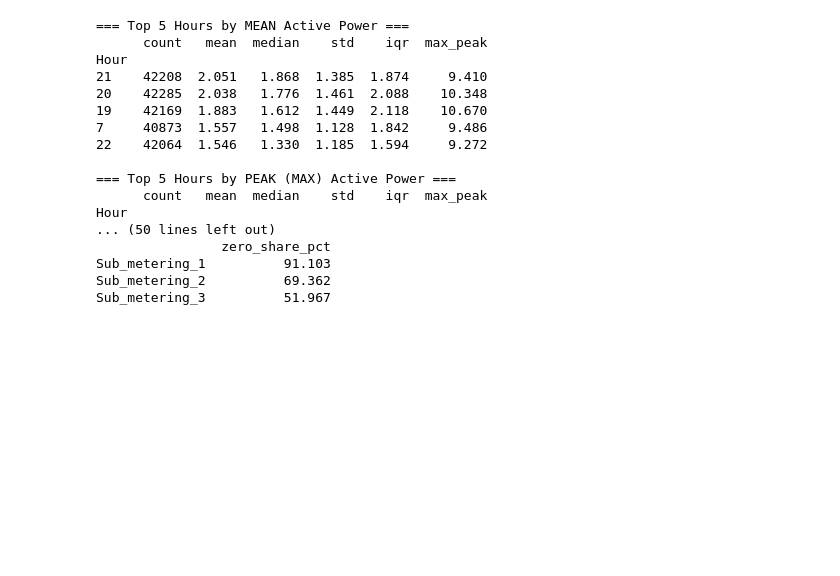
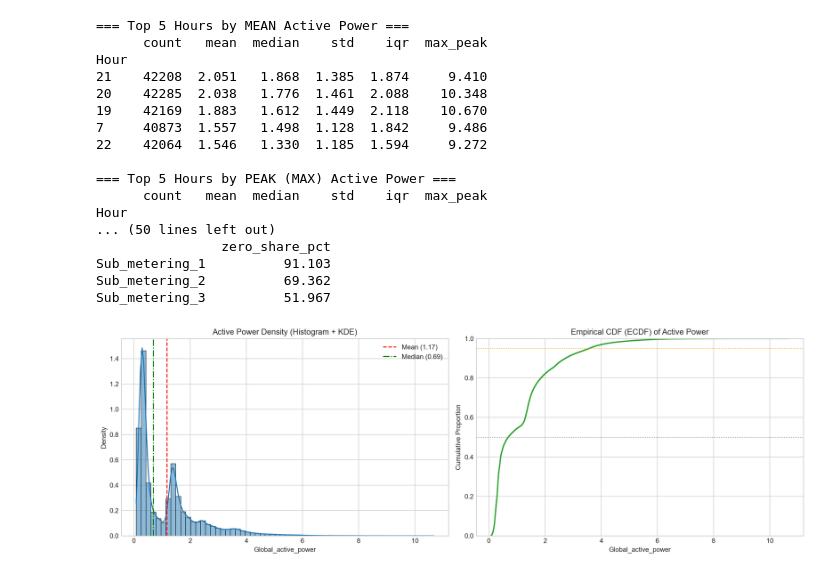
Before and after one commit to steph45acke-hue/KENYA_HOUSEHOLD_ELECTRIC_POWER_CONSUMPTION, a Jupyter notebook: 03_1_descriptive_statistics_and_load_profiles.ipynb, the cells around one changed output. Saved outputs shown, nothing was run; the diff lists cells and outputs as text; code cells hidden in the pictures; blank space fills up the shorter version.

Commit message:
Feat(Phase 3.1): Add descriptive visualization cell with NameError guards

```diff
--- a/03_1_descriptive_statistics_and_load_profiles.ipynb
+++ b/03_1_descriptive_statistics_and_load_profiles.ipynb
@@ -264,3 +264,103 @@ Hour
 Sub_metering_1          91.103
 Sub_metering_2          69.362
 Sub_metering_3          51.967
+# %%
+from pathlib import Path
+import numpy as np
+import pandas as pd
+import matplotlib.pyplot as plt
+import seaborn as sns
+
+if "df" not in globals() or "power_col" not in globals():
+    PROJECT_ROOT = Path(r"C:\Users\USER\OneDrive\New folder\Desktop\KENYA_HOUSEHOLD_ELECTRIC_POWER_CONSUMPTION")
+    df = pd.read_parquet(PROJECT_ROOT / "cleaned_household_power.parquet")
+    if not isinstance(df.index, pd.DatetimeIndex):
+        df.index = pd.to_datetime(df.index)
+    df = df.sort_index()
+    power_col = next(
+        (col for col in ["Global_active_power", "global_active_power"] if col in df.columns),
+        df.columns[0]
+    )
+    df[power_col] = pd.to_numeric(df[power_col], errors="coerce")
+
+if not isinstance(df.index, pd.DatetimeIndex):
+    df.index = pd.to_datetime(df.index)
+
+if "Hour" not in df.columns:
+    df["Hour"] = df.index.hour
+if "Weekday_Name" not in df.columns:
+    df["Weekday_Name"] = df.index.day_name()
+
+s = df[power_col].dropna()
+mean_val = s.mean()
+median_val = s.median()
+day_order = ["Monday", "Tuesday", "Wednesday", "Thursday", "Friday", "Saturday", "Sunday"]
+
+if "hourly_stats" not in globals():
+    hourly_stats = df.groupby("Hour")[power_col].agg(
+        count="count",
+        mean="mean",
+        median="median",
+        std="std",
+        iqr=lambda x: x.quantile(0.75) - x.quantile(0.25),
+        max_peak="max"
+    ).round(3)
+
+plt.style.use("seaborn-v0_8-whitegrid" if "seaborn-v0_8-whitegrid" in plt.style.available else "default")
+
+# --- Chart 1: Histogram + KDE & ECDF ---
+fig, axes = plt.subplots(1, 2, figsize=(15, 5), dpi=200)
+
+sns.histplot(s, bins=60, kde=True, stat="density", ax=axes[0], color="#1f77b4")
+axes[0].axvline(mean_val, color="red", linestyle="--", linewidth=1.5, label=f"Mean ({mean_val:.2f})")
+axes[0].axvline(median_val, color="green", linestyle="-.", linewidth=1.5, label=f"Median ({median_val:.2f})")
+axes[0].set_title("Active Power Density (Histogram + KDE)")
+axes[0].set_xlabel(power_col)
+axes[0].legend()
+
+sns.ecdfplot(s, ax=axes[1], color="#2ca02c", linewidth=1.8)
+axes[1].axhline(0.50, color="gray", linestyle=":", linewidth=1)
+axes[1].axhline(0.95, color="orange", linestyle=":", linewidth=1)
+axes[1].set_title("Empirical CDF (ECDF) of Active Power")
+axes[1].set_xlabel(power_col)
+axes[1].set_ylabel("Cumulative Proportion")
+
+plt.tight_layout()
+plt.show()
+
+# --- Chart 2: Boxplot & Violin Plot by Day of Week ---
+fig, axes = plt.subplots(1, 2, figsize=(16, 5), dpi=200)
+
+sns.boxplot(data=df, x="Weekday_Name", y=power_col, order=day_order, showfliers=False, ax=axes[0])
+axes[0].set_title("Active Power by Day of Week (Excl. Extreme Outliers)")
+axes[0].set_xlabel("")
+axes[0].tick_params(axis="x", rotation=25)
+
+sample_df = df.sample(n=min(100_000, len(df)), random_state=42)
+sns.violinplot(data=sample_df, x="Weekday_Name", y=power_col, order=day_order, inner="quartile", cut=0, ax=axes[1])
+axes[1].set_title("Violin + Quartiles by Day of Week (Sampled)")
+axes[1].set_xlabel("")
+axes[1].tick_params(axis="x", rotation=25)
+
+plt.tight_layout()
+plt.show()
+
+# --- Chart 3: Quantile Chart & Hourly Mean Bar Chart ---
+fig, axes = plt.subplots(1, 2, figsize=(15, 5), dpi=200)
+
+pct_grid = np.linspace(0.01, 0.99, 99)
+q_vals = s.quantile(pct_grid)
+axes[0].plot(pct_grid * 100, q_vals.values, color="#9467bd", linewidth=2)
+axes[0].set_title("Quantile Function (1st to 99th Percentile)")
+axes[0].set_xlabel("Percentile")
+axes[0].set_ylabel(power_col)
+
+hourly_stats["mean"].plot(kind="bar", ax=axes[1], color="#ff7f0e", alpha=0.85)
+axes[1].set_title("Mean Active Power by Hour of Day")
+axes[1].set_xlabel("Hour (0–23)")
+axes[1].set_ylabel("Mean Power")
+
+plt.tight_layout()
+plt.show()
+# %% [output]
+[figure, added]
```
Also changed, not shown: parts of 1 cell of this notebook.
